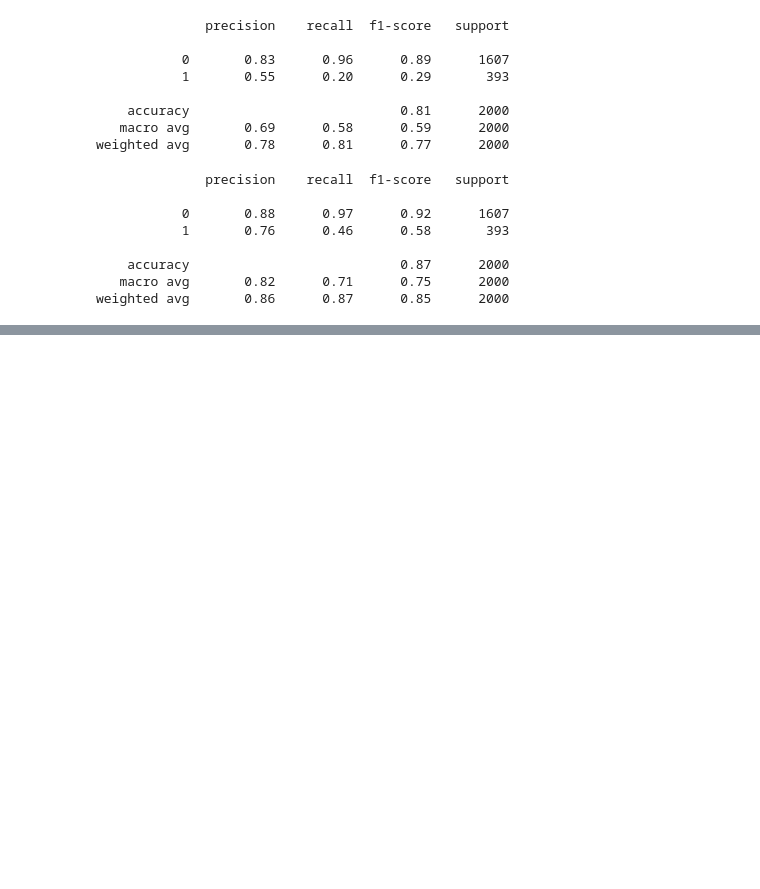
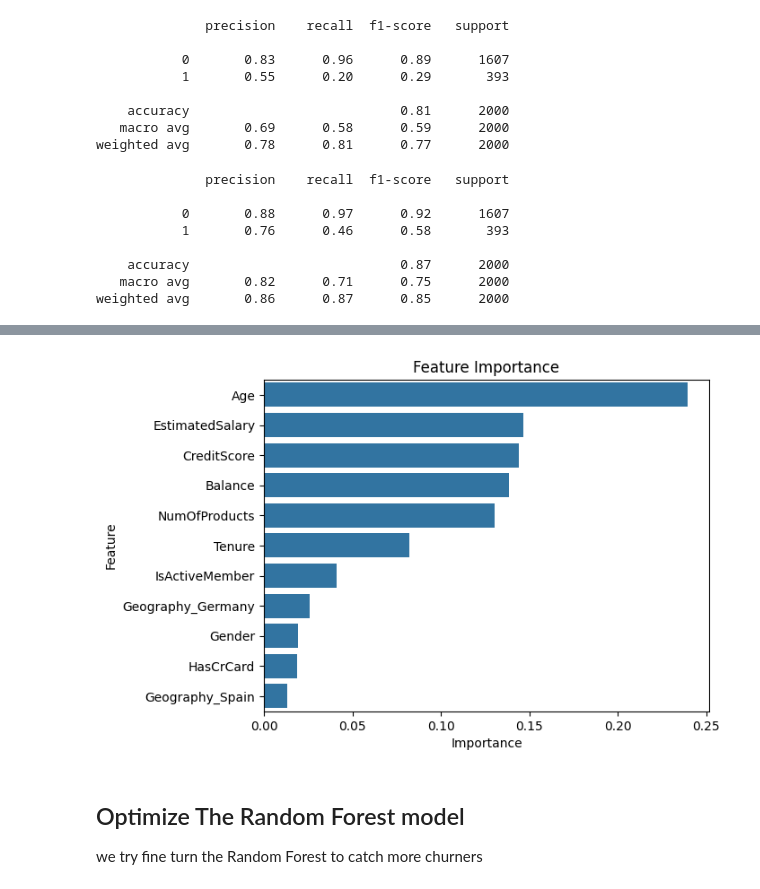
Before and after one commit to chighislian/customer-churn-prediction-ml, a Jupyter notebook: churn.ipynb, the cells around one changed output, grey strips where cells are left out. Drawn from its saved outputs; the diff is of its cells as text; code cells hidden in the pictures; blank space fills up the shorter version.

```diff
--- a/churn.ipynb
+++ b/churn.ipynb
@@ -317,0 +336,11 @@ weighted avg       0.86      0.87      0.85      2000
+# %%
+# Feature Importance for Random Forest
+importances = rf_model.feature_importances_
+features = x.columns
+
+feature_df = pd.DataFrame({
+    'Feature': features,
+    'Importance': importances
+}).sort_values(by='Importance', ascending=False)
+
+print(feature_df)
@@ -317,0 +360,9 @@ weighted avg       0.86      0.87      0.85      2000
+# %%
+sns.barplot(x='Importance', y='Feature', data=feature_df)
+plt.title("Feature Importance")
+plt.show()
+# %% [output]
+[figure, added]
+# %% [markdown]
+## Optimize The Random Forest model
+we try fine turn the Random Forest to catch more churners
```
Also changed, not shown: parts of 15 cells of this notebook.
